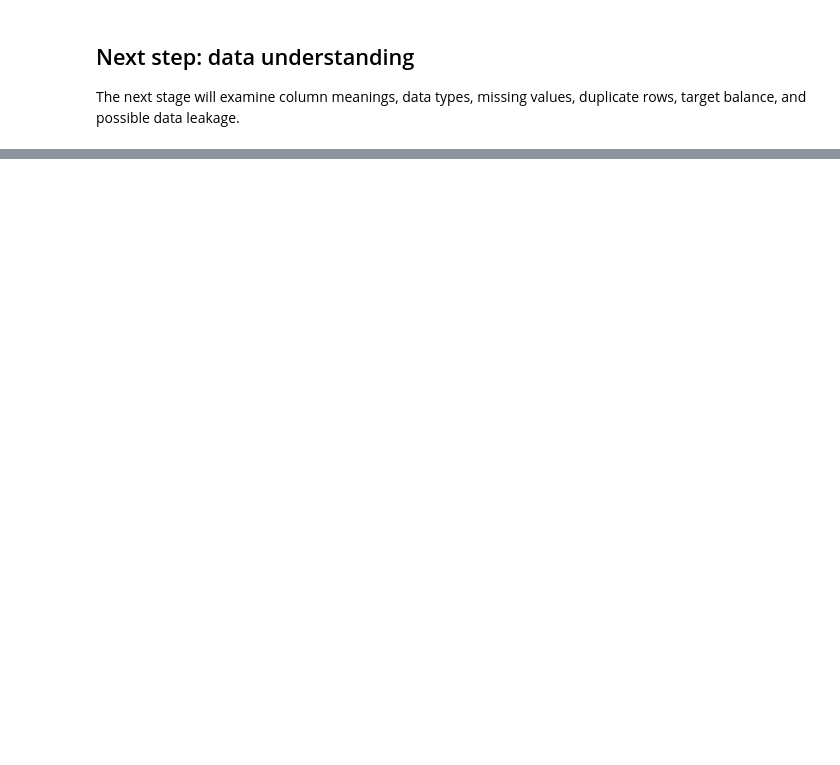
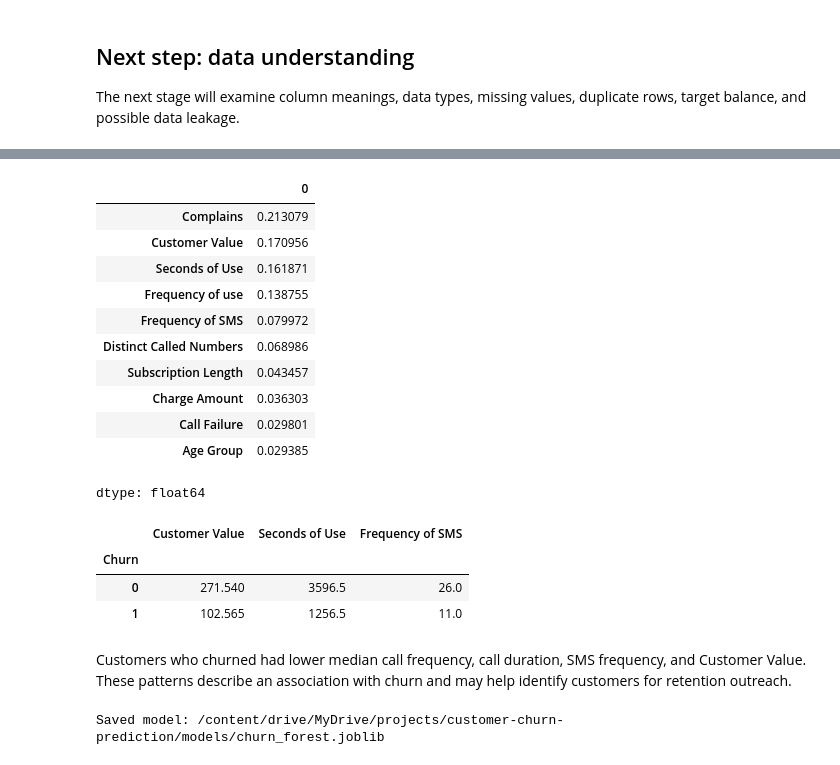
Before and after one commit to Brutva/customer-churn-prediction, a Jupyter notebook: notebooks/customer_churn_analysis.ipynb, the cells around one changed output, grey strips where cells are left out. Cells and saved outputs as stored; diff of their text form; code cells hidden in the pictures; blank space fills up the shorter version.

```diff
--- a/notebooks/customer_churn_analysis.ipynb
+++ b/notebooks/customer_churn_analysis.ipynb
@@ -59,0 +242,18 @@ The next stage will examine column meanings, data types, missing values, duplica
+# %%
+from sklearn.pipeline import make_pipeline
+from sklearn.preprocessing import StandardScaler
+from sklearn.linear_model import LogisticRegression
+from sklearn.metrics import precision_score
+
+# Scale features using training data, then fit a churn classifier.
+model = make_pipeline(
+    StandardScaler(),
+    LogisticRegression(class_weight="balanced", max_iter=1000)
+)
+
+model.fit(X_train, y_train)
+predictions = model.predict(X_test)
+
+print("Accuracy:", round(accuracy_score(y_test, predictions), 3))
+print("Precision for churn:", round(precision_score(y_test, predictions), 3))
+print("Recall for churn:", round(recall_score(y_test, predictions), 3))
@@ -59,0 +348,12 @@ The next stage will examine column meanings, data types, missing values, duplica
+# %%
+# Fit the selected model on all training rows, then evaluate it on the holdout set.
+forest.fit(X_train, y_train)
+forest_predictions = forest.predict(X_test)
+
+print("Accuracy:", round(accuracy_score(y_test, forest_predictions), 3))
+print("Precision:", round(precision_score(y_test, forest_predictions), 3))
+print("Recall:", round(recall_score(y_test, forest_predictions), 3))
+
+forest_cm = confusion_matrix(y_test, forest_predictions)
+print("\nConfusion matrix:")
+print(forest_cm)
@@ -59,0 +368,44 @@ The next stage will examine column meanings, data types, missing values, duplica
+# %%
+# Rank features by their contribution to the forest's splits.
+importance = pd.Series(
+    forest.feature_importances_,
+    index=X_train.columns
+).sort_values(ascending=False)
+
+importance.head(10)
+# %% [output]
+|  | 0 |
+| Complains | 0.213079 |
+| Customer Value | 0.170956 |
+| Seconds of Use | 0.161871 |
+| Frequency of use | 0.138755 |
+| Frequency of SMS | 0.079972 |
+| Distinct Called Numbers | 0.068986 |
+| Subscription Length | 0.043457 |
+| Charge Amount | 0.036303 |
+| Call Failure | 0.029801 |
+| Age Group | 0.029385 |
+dtype: float64
+# %%
+# Compare typical feature values for stayed and churned customers.
+df_clean.groupby("Churn")[
+    ["Customer Value", "Seconds of Use", "Frequency of SMS"]
+].median()
+# %% [output]
+|  | Customer Value | Seconds of Use | Frequency of SMS |
+| Churn |  |  |  |
+| 0 | 271.540 | 3596.5 | 26.0 |
+| 1 | 102.565 | 1256.5 | 11.0 |
+# %% [markdown]
+Customers who churned had lower median call frequency, call duration, SMS frequency, and Customer Value. These patterns describe an association with churn and may help identify customers for retention outreach.
+# %%
+from joblib import dump
+
+# Save the fitted model for later predictions.
+model_path = PROJECT_DIR / "models" / "churn_forest.joblib"
+model_path.parent.mkdir(parents=True, exist_ok=True)
+
+dump(forest, model_path)
+print("Saved model:", model_path)
+# %% [output]
+Saved model: /content/drive/MyDrive/projects/customer-churn-prediction/models/churn_forest.joblib
```
Also changed, not shown: parts of 22 cells of this notebook, 1 other file.
